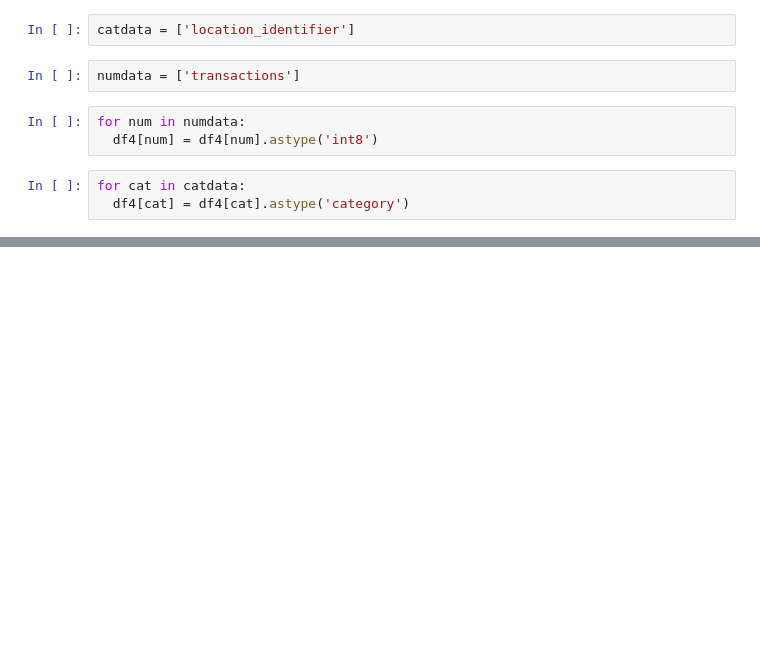
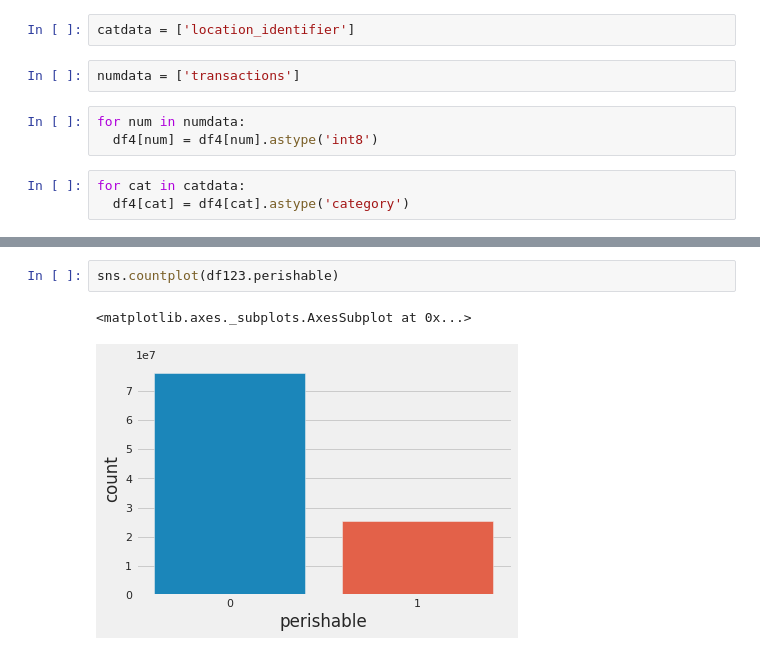
Before and after one commit to pradeepetech/testproject, a Jupyter notebook: PHDEDA.ipynb, the cells around one changed output, grey strips where cells are left out. Saved outputs shown, nothing was run; the diff lists cells and outputs as text; blank space fills up the shorter version.

```diff
--- a/PHDEDA.ipynb
+++ b/PHDEDA.ipynb
@@ -174,0 +266,5 @@ for cat in catdata:
+# %%
+sns.countplot(df123.perishable)
+# %% [output]
+<matplotlib.axes._subplots.AxesSubplot at 0x...>
+[figure, added]
```
Also changed, not shown: parts of 20 cells of this notebook.
